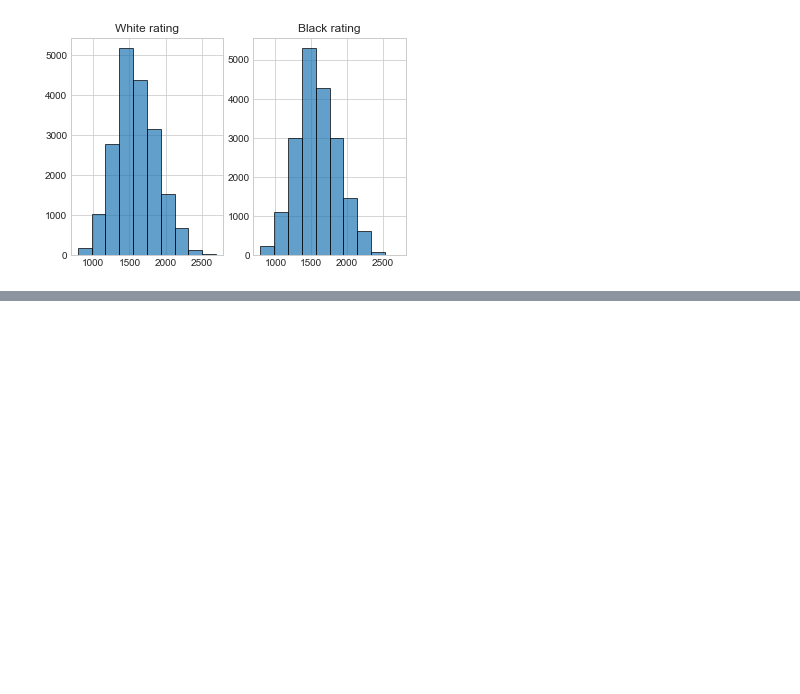
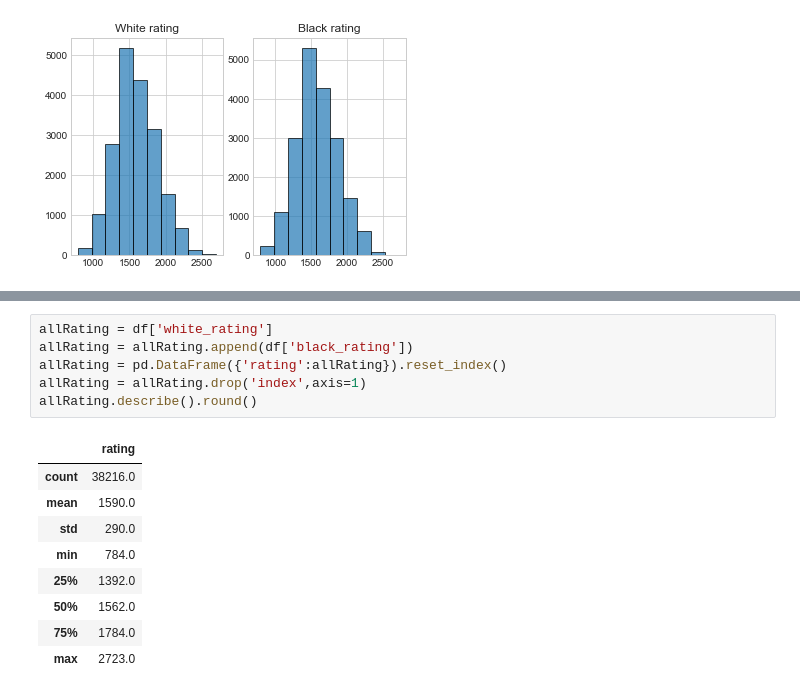
Before and after one commit to pokolowski/projektAPI, a Jupyter notebook: test2.ipynb, the cells around one changed output, grey strips where cells are left out. Cells and saved outputs as stored; diff of their text form; blank space fills up the shorter version.

Commit message:
add describe()

```diff
--- a/test2.ipynb
+++ b/test2.ipynb
@@ -83,0 +105,16 @@ plotHist(['white_rating', 'black_rating'], ['White rating', 'Black rating'])
+# %%
+allRating = df['white_rating']
+allRating = allRating.append(df['black_rating'])
+allRating = pd.DataFrame({'rating':allRating}).reset_index()
+allRating = allRating.drop('index',axis=1)
+allRating.describe().round()
+# %% [output]
+|  | rating |
+| count | 38216.0 |
+| mean | 1590.0 |
+| std | 290.0 |
+| min | 784.0 |
+| 25% | 1392.0 |
+| 50% | 1562.0 |
+| 75% | 1784.0 |
+| max | 2723.0 |
```
Also changed, not shown: parts of 4 cells of this notebook.
